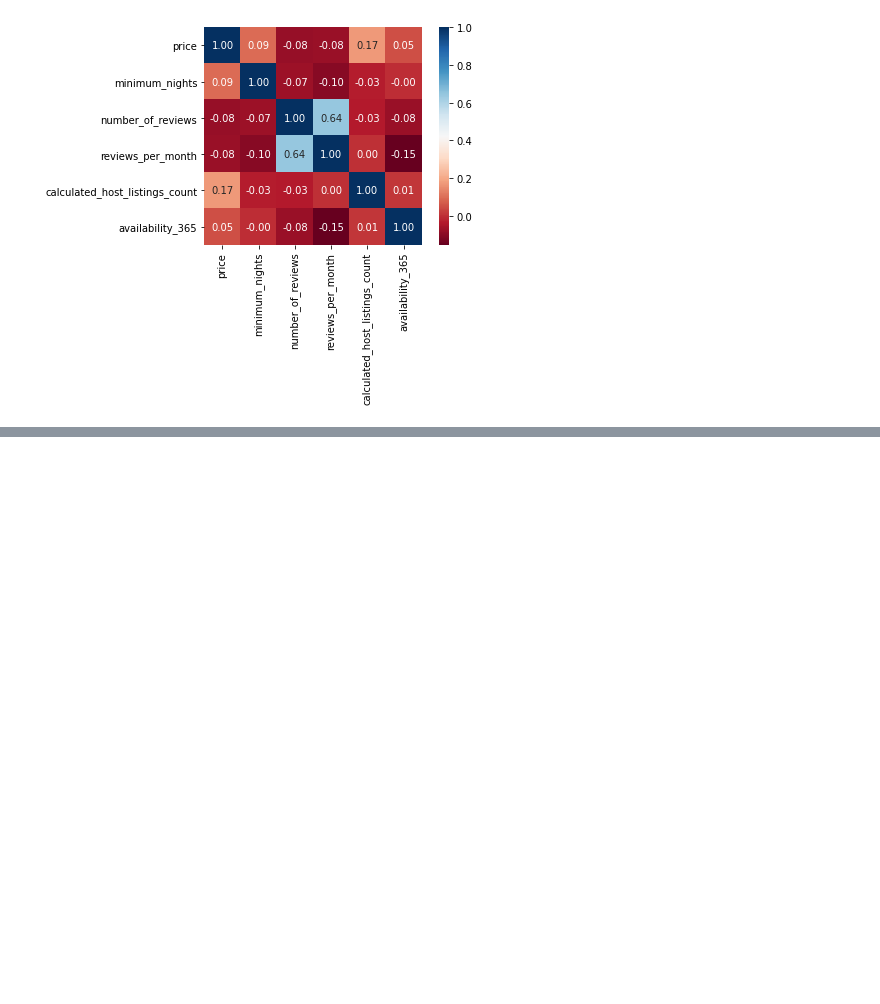
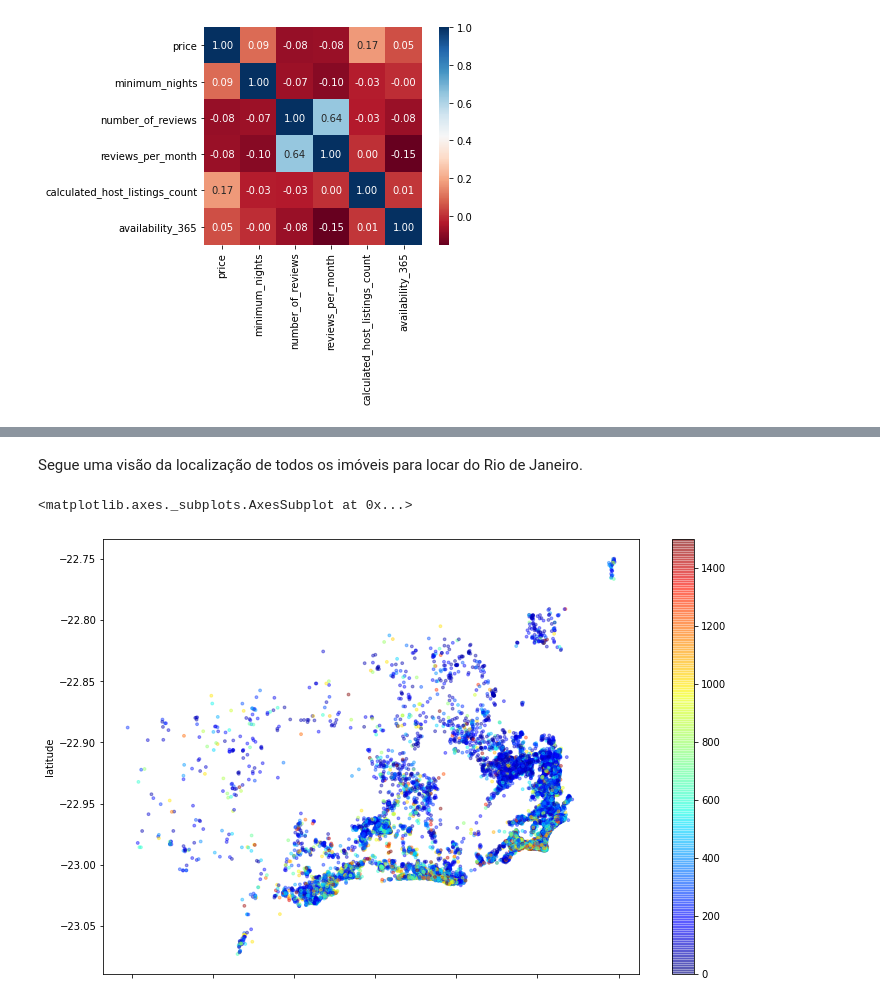
Before and after one commit to bergojr/DataSciencePortfolio, a Jupyter notebook: ExemploAirBNB_sigmoidal.ipynb, the cells around one changed output, grey strips where cells are left out. Cells and saved outputs as stored; diff of their text form; code cells hidden in the pictures; blank space fills up the shorter version.

```diff
--- a/ExemploAirBNB_sigmoidal.ipynb
+++ b/ExemploAirBNB_sigmoidal.ipynb
@@ -246,0 +403,10 @@ sns.heatmap(corr, cmap= 'RdBu', fmt='.2f', square=True, linecolor='white', annot
+# %% [markdown]
+Segue uma visão da localização de todos os imóveis para locar do Rio de Janeiro.
+# %%
+# Dispersão dos imóveis para locação no Rio de Janeiro
+
+df_clean.plot(kind = 'scatter', x = 'longitude', y = 'latitude' , alpha = 0.4, c=df_clean['price'] ,
+              s = 8, cmap = plt.get_cmap('jet'), figsize = (12,8))
+# %% [output]
+<matplotlib.axes._subplots.AxesSubplot at 0x...>
+[figure, added]
```
Also changed, not shown: parts of 21 cells of this notebook.
